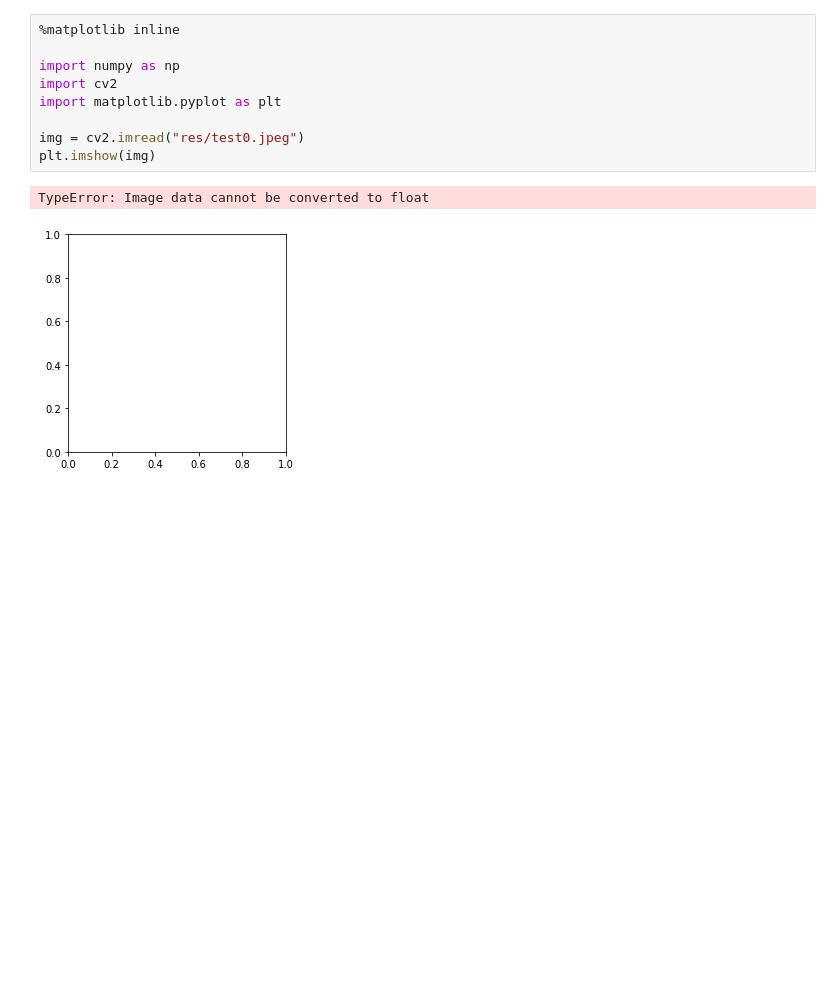
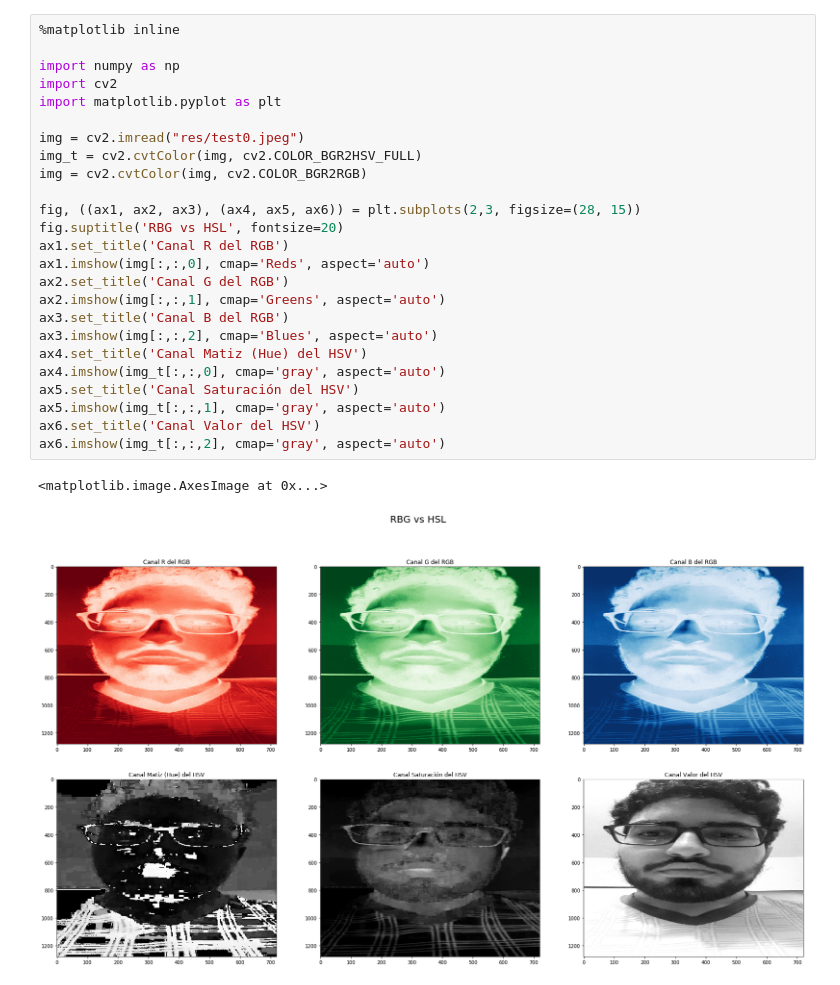
Before and after one commit to jodapomo/vision-artificial, a Jupyter notebook: Exploration/ExplorationPhase.ipynb, the cells around one changed output. Cells and saved outputs as stored; diff of their text form; blank space fills up the shorter version.

```diff
--- a/Exploration/ExplorationPhase.ipynb
+++ b/Exploration/ExplorationPhase.ipynb
@@ -1,12 +1,28 @@
-# %%
-%matplotlib inline
-
-import numpy as np
-import cv2
-import matplotlib.pyplot as plt
-
-img = cv2.imread("res/test0.jpeg")
-plt.imshow(img)
-# %% [output]
-TypeError: Image data cannot be converted to float
-[figure, removed]
+# %%
+%matplotlib inline
+
+import numpy as np
+import cv2
+import matplotlib.pyplot as plt
+
+img = cv2.imread("res/test0.jpeg")
+img_t = cv2.cvtColor(img, cv2.COLOR_BGR2HSV_FULL)
+img = cv2.cvtColor(img, cv2.COLOR_BGR2RGB)
+
+fig, ((ax1, ax2, ax3), (ax4, ax5, ax6)) = plt.subplots(2,3, figsize=(28, 15))
+fig.suptitle('RBG vs HSL', fontsize=20)
+ax1.set_title('Canal R del RGB')
+ax1.imshow(img[:,:,0], cmap='Reds', aspect='auto')
+ax2.set_title('Canal G del RGB')
+ax2.imshow(img[:,:,1], cmap='Greens', aspect='auto')
+ax3.set_title('Canal B del RGB')
+ax3.imshow(img[:,:,2], cmap='Blues', aspect='auto')
+ax4.set_title('Canal Matiz (Hue) del HSV')
+ax4.imshow(img_t[:,:,0], cmap='gray', aspect='auto')
+ax5.set_title('Canal Saturación del HSV')
+ax5.imshow(img_t[:,:,1], cmap='gray', aspect='auto')
+ax6.set_title('Canal Valor del HSV')
+ax6.imshow(img_t[:,:,2], cmap='gray', aspect='auto')
+# %% [output]
+<matplotlib.image.AxesImage at 0x...>
+[figure, added]
```
Also changed, not shown: parts of 6 cells of this notebook, 1 other file.
